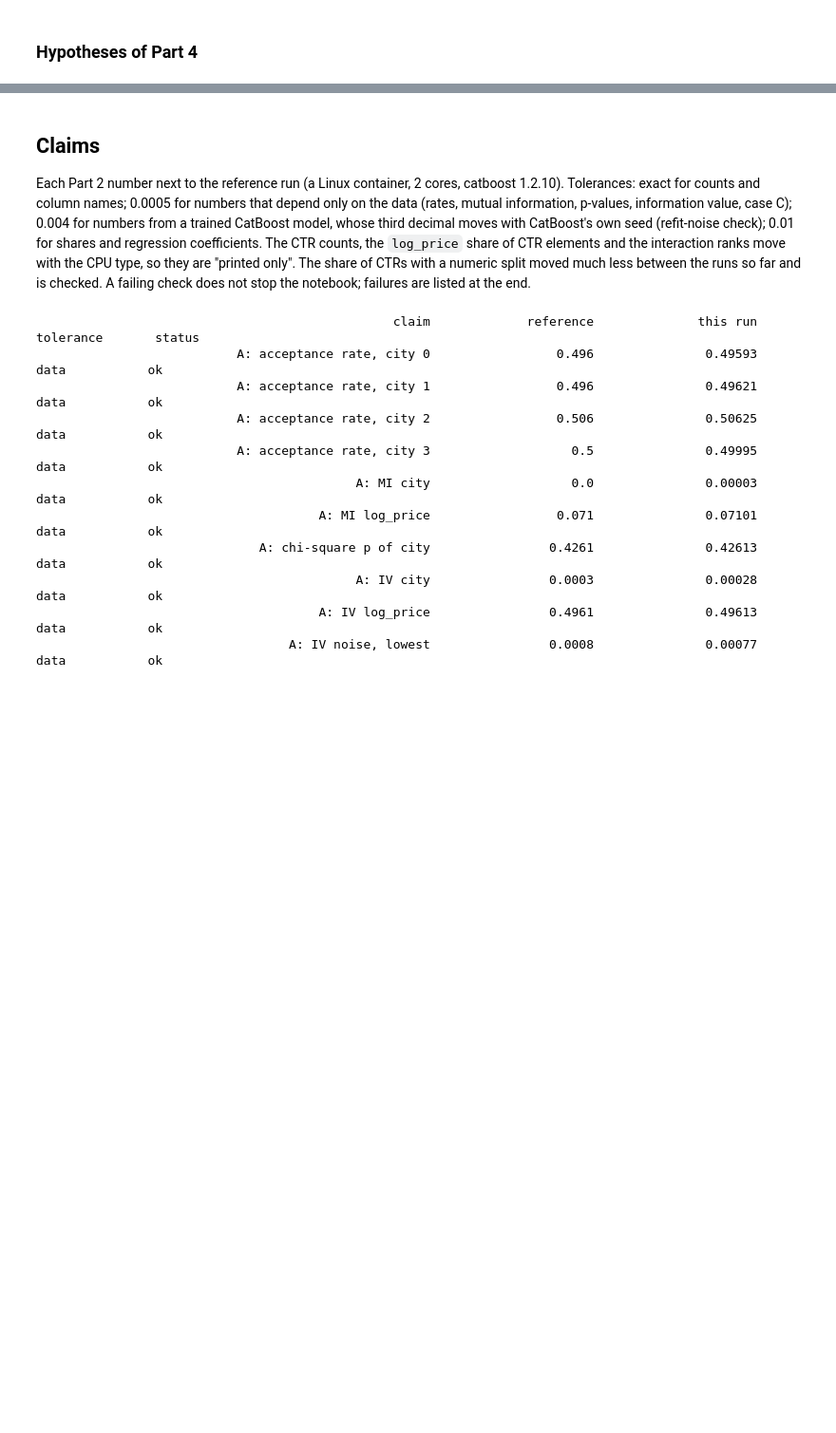
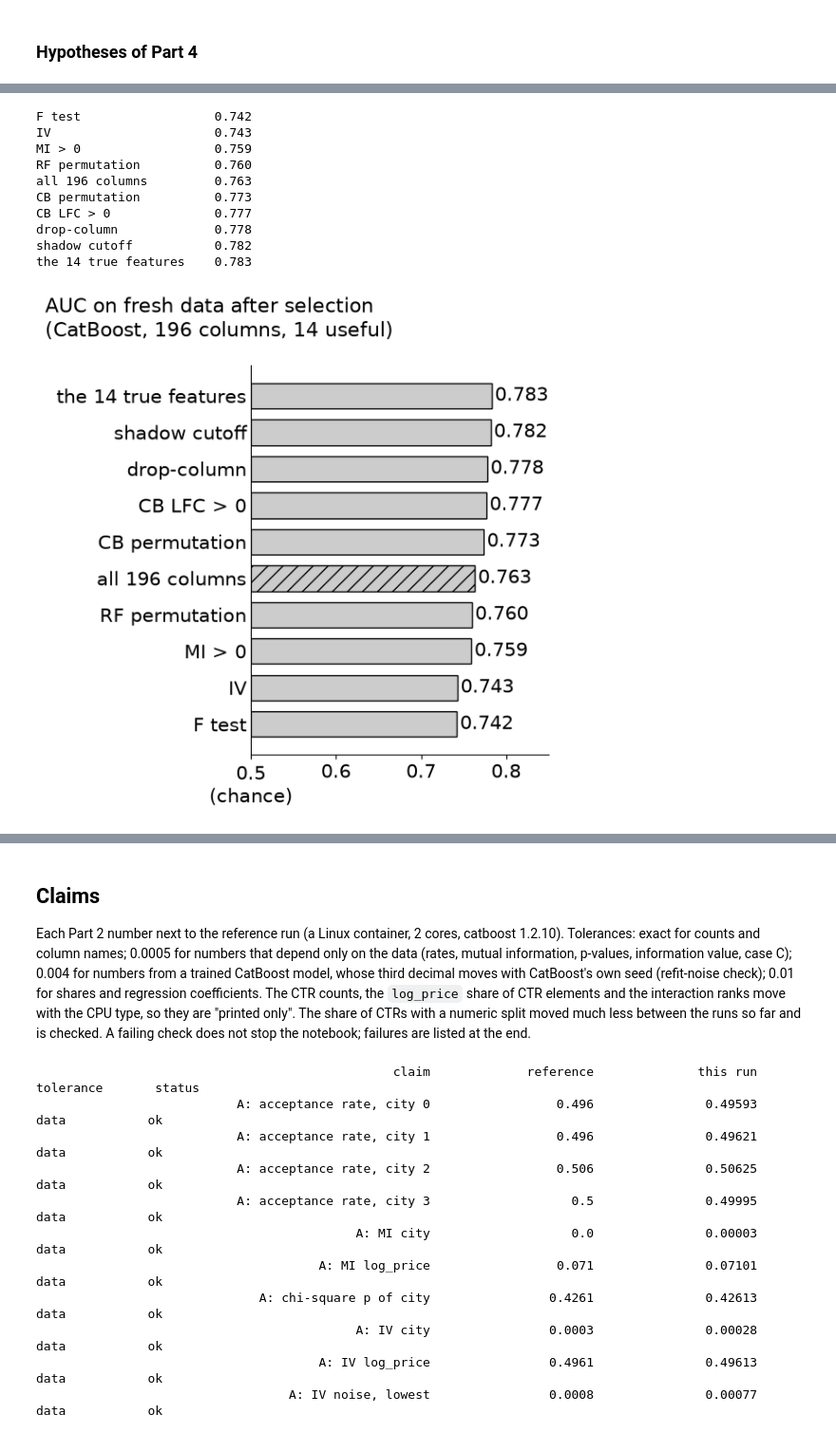
Before and after one commit to firefly1248/demo-notebooks, a Jupyter notebook: notebooks/feature_selection/standalone_tests_feature_selection.ipynb, the cells around one changed output, grey strips where cells are left out. Shown at 95% size. Saved outputs shown, nothing was run; the diff lists cells and outputs as text; code cells hidden in the pictures; blank space fills up the shorter version.

```diff
--- a/notebooks/feature_selection/standalone_tests_feature_selection.ipynb
+++ b/notebooks/feature_selection/standalone_tests_feature_selection.ipynb
@@ -2420,0 +2646,22 @@ H18         confirmed
+# %%
+if QUICK:
+    print("Skipped in QUICK mode.")
+else:
+    noise_rows = []
+    with timed("Part 5a refit noise"):
+        d = pool_split(P5A_SEEDS.start, P5_S)
+        for name in ("shadow cutoff", "all 196 columns"):
+            cols = set_columns(name, P5A_SEEDS.start, P5_S, d.df)
+            for fm in ["CatBoost"] + OTHER_FINALS:
+                for k in REFIT_SEEDS:
+                    noise_rows.append(dict(final_model=fm, column_set=name, seed=k,
+                                           auc=final_score(fm, d.Xtr, d.ytr, d.fresh, d.fresh_y, cols, POOL_CATS, seed=k)[0]))
+    NOISE5 = pd.DataFrame(noise_rows)
+    spread = NOISE5.groupby(["final_model", "column_set"]).auc.agg(lambda a: a.max() - a.min()).unstack()
+    print(f"Seed {P5A_SEEDS.start}: spread (max - min) of the fresh AUC over {len(REFIT_SEEDS)} random seeds of the final model")
+    print(spread.round(4).to_string())
+    SPREAD = spread.max(axis=1).to_dict() | {"Logistic regression": 0.0}
+    print("refit spread used for the verdicts:", {k: round(v, 4) for k, v in SPREAD.items()})
+    use, use_hour_uv = GAP5A["14 true minus 10 additive"], GAP5A["hour, u, v on top"]
+    print("use of the interactions (AUC, 14 true minus 10 additive):", use.round(3).to_dict())
+    print("of which hour, u and v (14 true minus 10 additive + city):", use_hour_uv.round(3).to_dict())
@@ -2420,0 +2878,34 @@ H18         confirmed
+# %%
+if QUICK:
+    print("Skipped in QUICK mode.")
+else:
+    v = pd.Series({k: med[m] for k, m in FIG3.items()}).sort_values()
+    print(v.round(3).to_string())
+
+    fig, ax = plt.subplots(figsize=(6, 6))
+    bars = ax.barh(np.arange(len(v)), v - 0.5, left=0.5, height=0.7, color="0.8", edgecolor="black", lw=1)
+    bars[list(v.index).index("all 196 columns")].set_hatch("//")
+    for i, x in enumerate(v):
+        ax.text(x + 0.004, i, f"{x:.3f}", va="center", fontsize=15)
+    ax.set_yticks(np.arange(len(v)), v.index, fontsize=15)
+    ax.set_xlim(0.5, 0.85)
+    ax.set_xticks([0.5, 0.6, 0.7, 0.8], ["0.5\n(chance)", "0.6", "0.7", "0.8"], fontsize=15)
+    ax.tick_params(axis="y", length=0)
+    ax.spines[["top", "right"]].set_visible(False)
+    fig.suptitle("AUC on fresh data after selection\n(CatBoost, 196 columns, 14 useful)", x=0.02, ha="left",
+                 fontsize=16)
+    fig.subplots_adjust(left=0.4, right=0.95, top=0.85, bottom=0.13)
+    fig.savefig("standalone_tests_selection_cost.png")
+    plt.show()
+# %% [output]
+F test                  0.742
+IV                      0.743
+MI > 0                  0.759
+RF permutation          0.760
+all 196 columns         0.763
+CB permutation          0.773
+CB LFC > 0              0.777
+drop-column             0.778
+shadow cutoff           0.782
+the 14 true features    0.783
+[figure, added]
```
Also changed, not shown: parts of 50 cells of this notebook, 2 other files.
